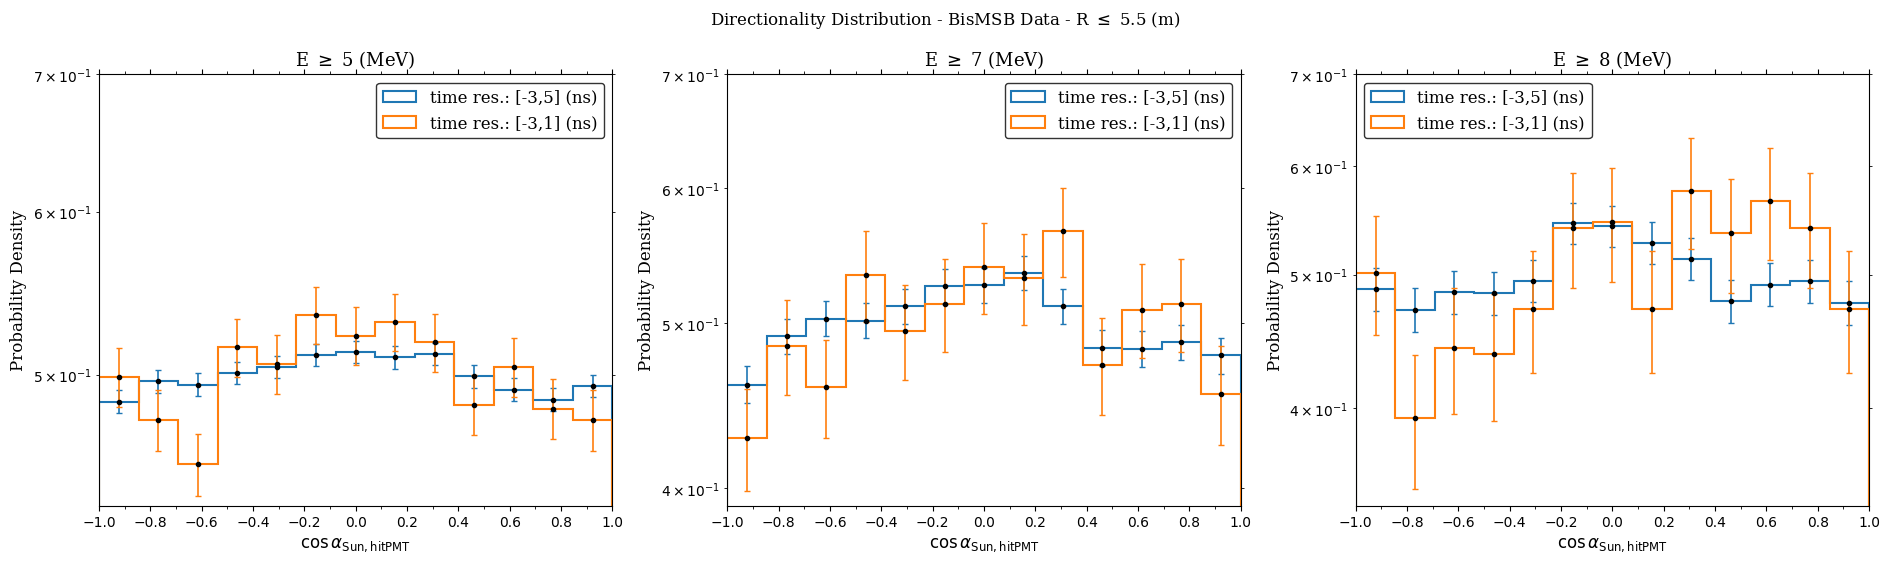
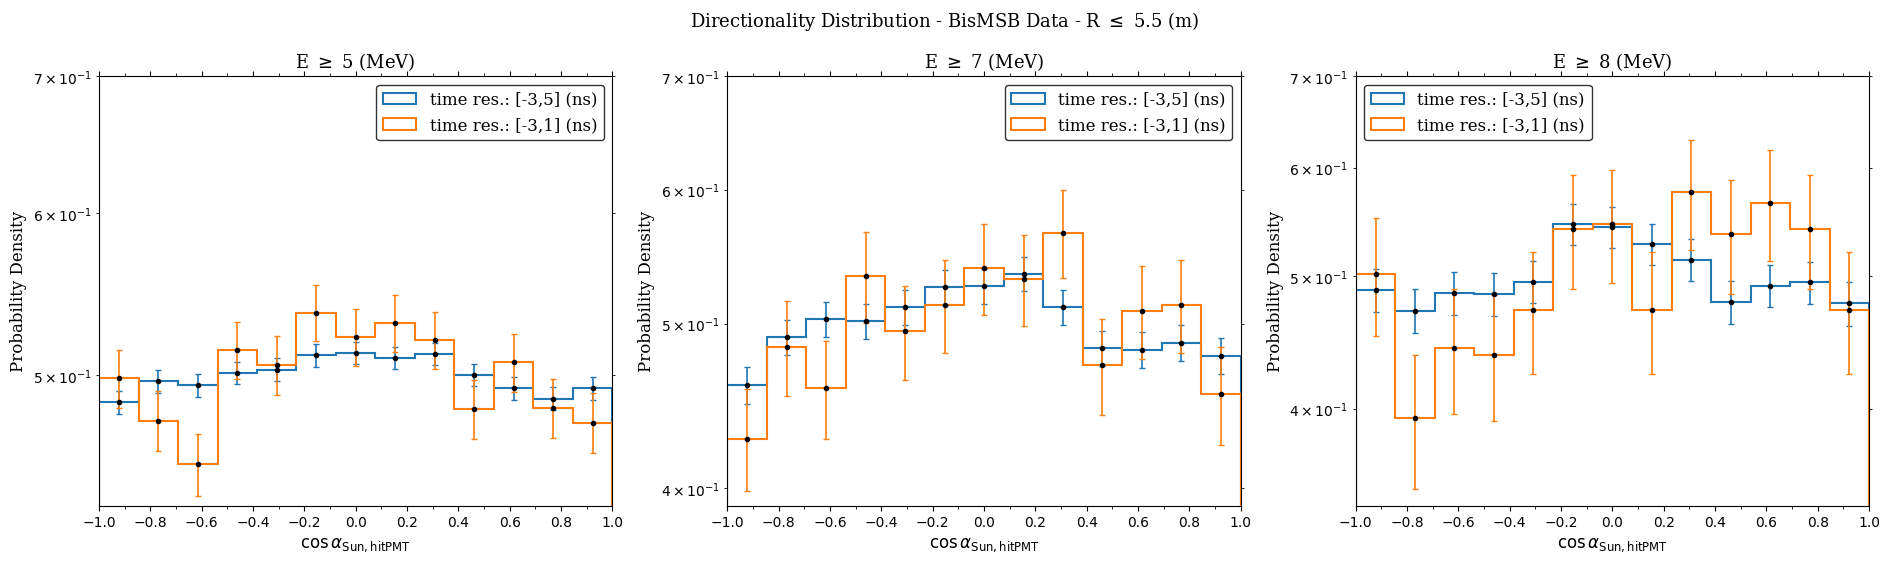
The notebook cell's code change between the first figure and the second:
--- before
+++ after
@@ -65,5 +65,5 @@
     ax.set_title(rf'E $\geq$ {en_cut_i} (MeV)', fontdict = font_style_title)
 
-plt.suptitle(rf'Directionality Distribution - BisMSB Data - R $\leq$ 5.5 (m)', fontdict = font_style_title)
+plt.suptitle(rf'Directionality Distribution - BisMSB Data - R $\leq$ 5.5 (m)', **font_style_title)
 plt.tight_layout()
 

Commit: updating analysis